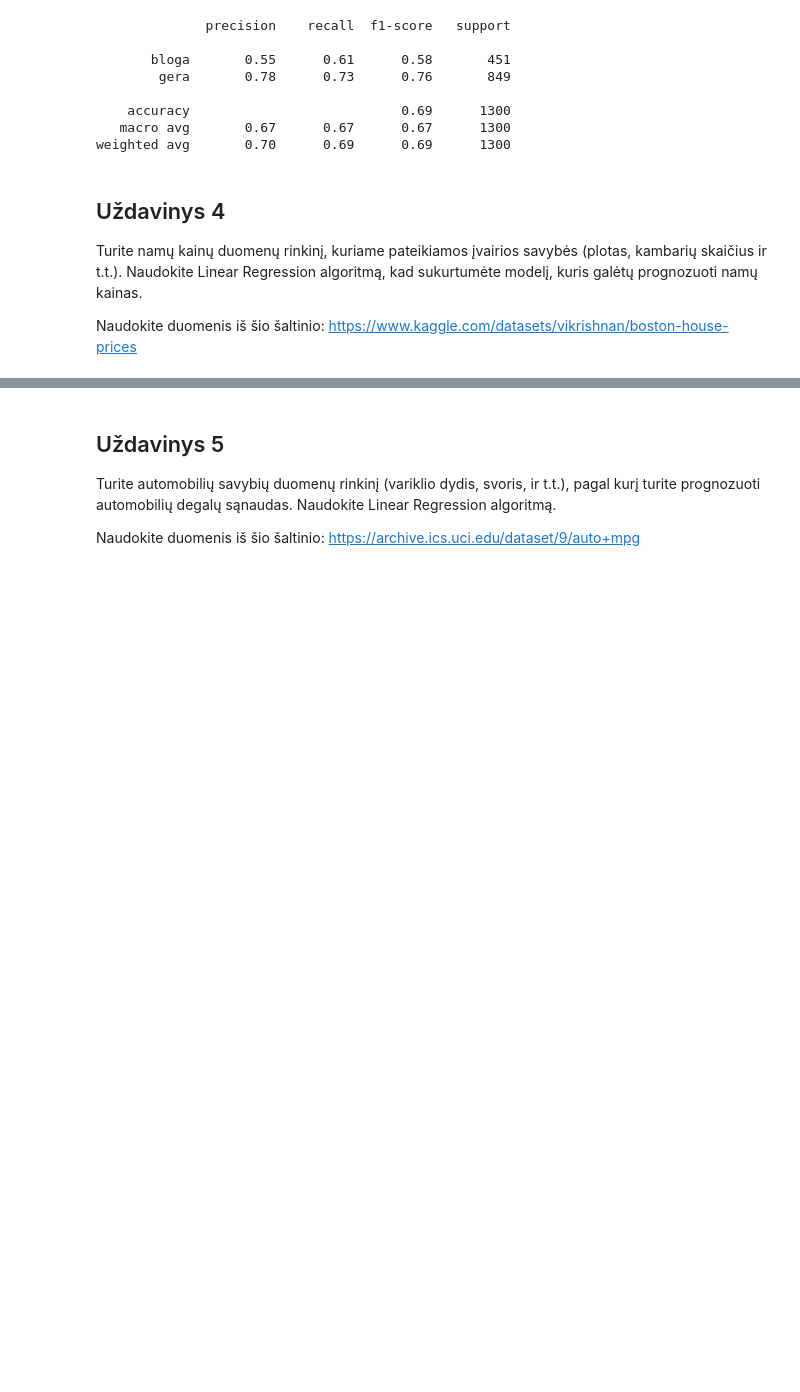
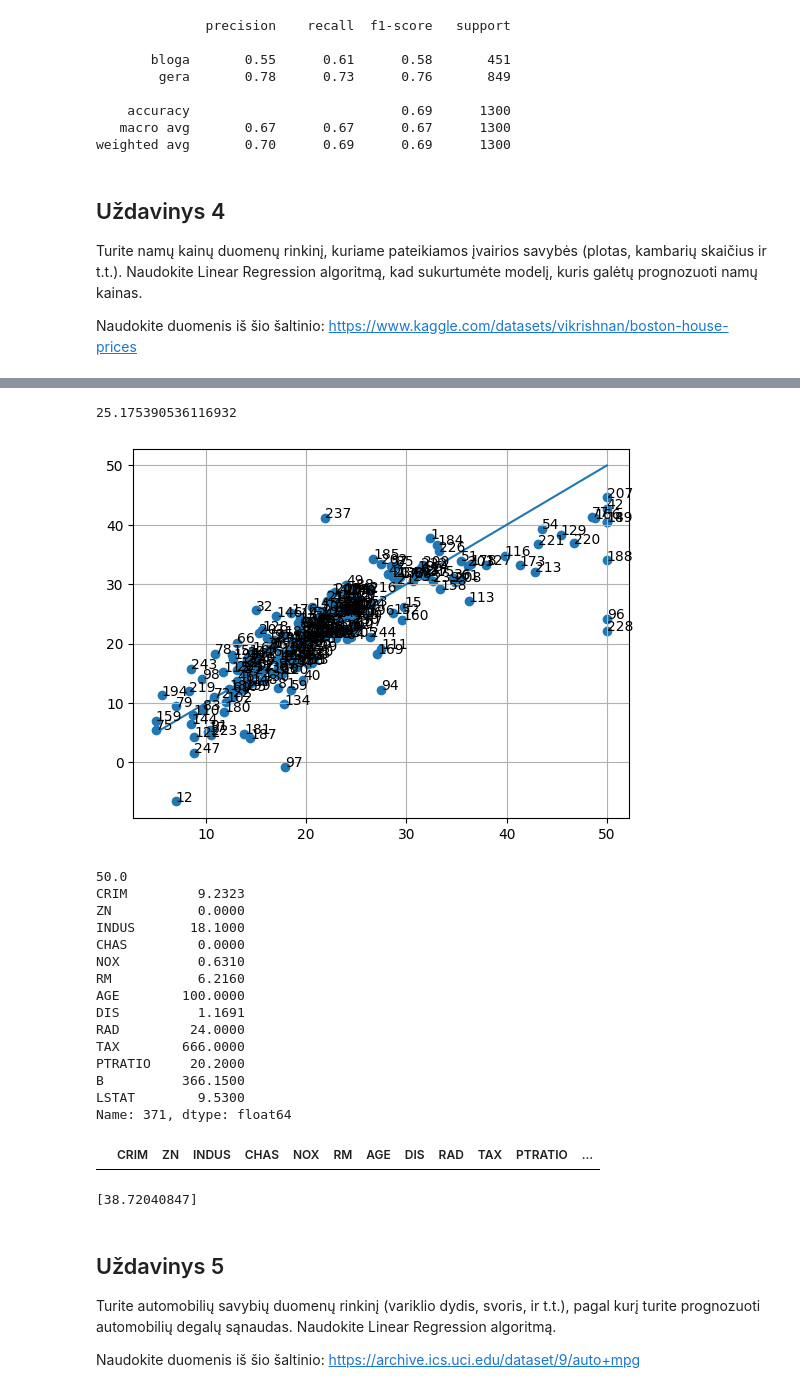
Before and after one commit to ana21o/Duomenu_mokslas, a Jupyter notebook: 43_paskaita/uzdaviniai.ipynb, the cells around one changed output, grey strips where cells are left out. Saved outputs shown, nothing was run; the diff lists cells and outputs as text; code cells hidden in the pictures; blank space fills up the shorter version.

```diff
--- a/43_paskaita/uzdaviniai.ipynb
+++ b/43_paskaita/uzdaviniai.ipynb
@@ -166,0 +152,4 @@ print(score)
+# %%
+column_names = [ "CRIM", "ZN", "INDUS", "CHAS", "NOX", "RM", "AGE", "DIS", "RAD", "TAX", "PTRATIO", "B", "LSTAT", "MEDV"]
+df = pd.read_csv('housing.csv', sep='\s+', names=column_names)
+df.head()
@@ -167,3 +163,56 @@ print(score)
+# %%
+X = df.drop(columns=['MEDV'])
+y = df['MEDV']
+
+X_train, X_test, y_train, y_test = train_test_split(X, y, test_size=0.5, random_state=42)
+
+model = LinearRegression()
+model.fit(X_train, y_train)
+
+y_pred = model.predict(X_test)
+# print(y_pred)
+mse = mean_squared_error(y_pred, y_test)
+print(mse)
+
+for i, n in enumerate(range(len(y_test))):
+    plt.annotate(n, (y_test.iloc[i], y_pred[i]))
+
+plt.scatter(y_test, y_pred)
+# plt.plot([y_test.min(), y_test.max()], [y_pred.min(), y_pred.max()])
+plt.plot([y_test.min(), y_test.max()], [y_test.min(), y_test.max()])
+plt.grid()
+plt.show()
+
+print(y_test.iloc[96])
+print(X_test.iloc[96])
+
+df.loc[(df['AGE'] == '100.00') & (df['MEDV'] == '50.00')]
+# %% [output]
+25.175390536116932
+[figure, added]
+50.0
+CRIM         9.2323
+ZN           0.0000
+INDUS       18.1000
+CHAS         0.0000
+NOX          0.6310
+RM           6.2160
+AGE        100.0000
+DIS          1.1691
+RAD         24.0000
+TAX        666.0000
+PTRATIO     20.2000
+B          366.1500
+LSTAT        9.5300
+Name: 371, dtype: float64
+|  | CRIM | ZN | INDUS | CHAS | NOX | RM | AGE | DIS | RAD | TAX | PTRATIO | ... |
+# %%
+y_pred = model.predict([X.iloc[50]])
+X = np.array([[0.57529,   0.00,   6.200,  0 , 0.5070 , 8.3370,  73.30 , 3.8384,   8,  307.0,  17.40, 385.91 ,  2.47]])
+y_pred_vilnius = model.predict(X)
+print(y_pred_vilnius)
+# %% [output]
+[38.72040847]
 # %% [markdown]
 ## Uždavinys 5
 
```
Also changed, not shown: parts of 7 cells of this notebook, 3 other files.
